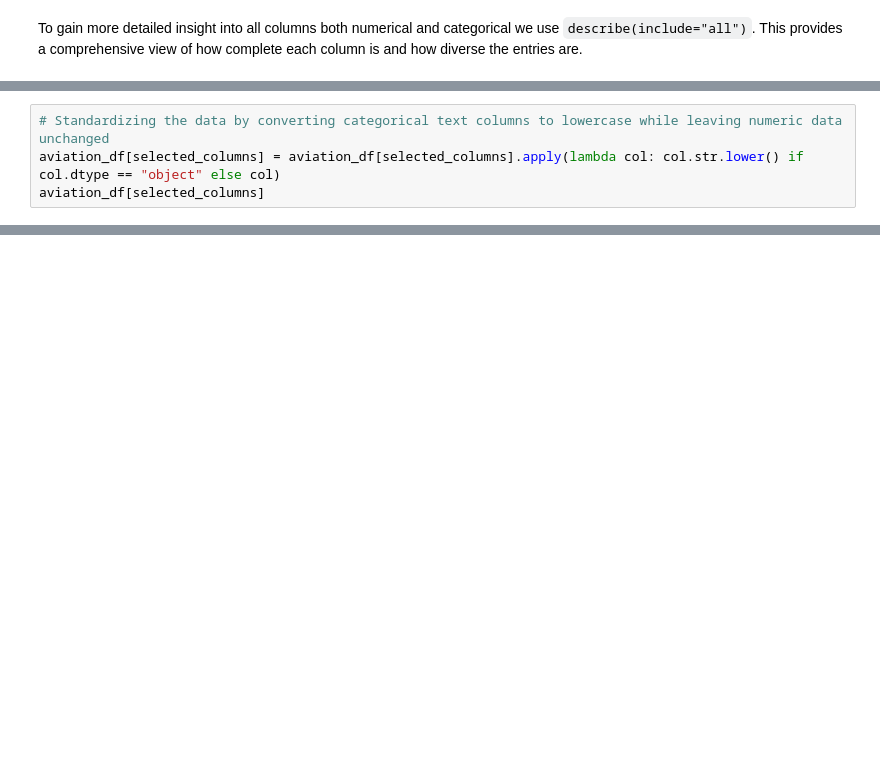
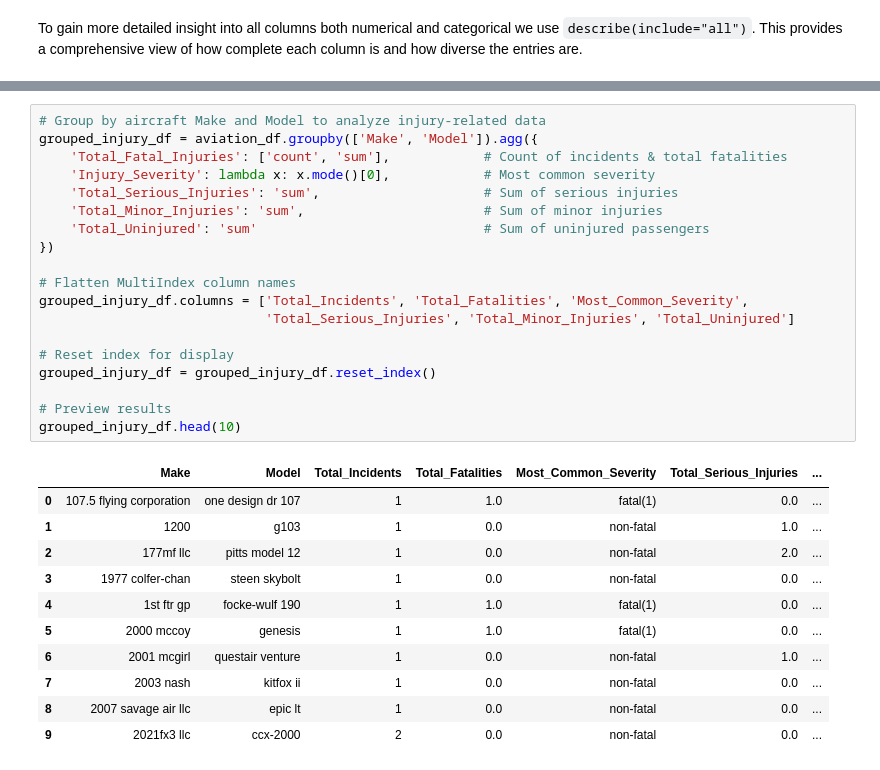
Before and after one commit to Marilyn2961/Aviation-Risk-Analysis, a Jupyter notebook: aviation_risk_analysis.ipynb, the cells around one changed output, grey strips where cells are left out. Cells and saved outputs as stored; diff of their text form; blank space fills up the shorter version.

```diff
--- a/aviation_risk_analysis.ipynb
+++ b/aviation_risk_analysis.ipynb
@@ -215,7 +240,3 @@ aviation_df[selected_columns]
 | 88887 | cessna | 210n | unknown | 0.0 | 0.0 | 0.0 | ... |
 | 88888 | piper | pa-24-260 | minor | 0.0 | 1.0 | 0.0 | ... |
 88889 rows × 9 columns
-# %%
-# Standardizing the data by converting categorical text columns to lowercase while leaving numeric data unchanged
-aviation_df[selected_columns] = aviation_df[selected_columns].apply(lambda col: col.str.lower() if col.dtype == "object" else col)
-aviation_df[selected_columns]
@@ -235,0 +255,31 @@ aviation_df[selected_columns]
+# %%
+# Group by aircraft Make and Model to analyze injury-related data
+grouped_injury_df = aviation_df.groupby(['Make', 'Model']).agg({
+    'Total_Fatal_Injuries': ['count', 'sum'],            # Count of incidents & total fatalities
+    'Injury_Severity': lambda x: x.mode()[0],            # Most common severity
+    'Total_Serious_Injuries': 'sum',                     # Sum of serious injuries
+    'Total_Minor_Injuries': 'sum',                       # Sum of minor injuries
+    'Total_Uninjured': 'sum'                             # Sum of uninjured passengers
+})
+
+# Flatten MultiIndex column names
+grouped_injury_df.columns = ['Total_Incidents', 'Total_Fatalities', 'Most_Common_Severity',
+                             'Total_Serious_Injuries', 'Total_Minor_Injuries', 'Total_Uninjured']
+
+# Reset index for display
+grouped_injury_df = grouped_injury_df.reset_index()
+
+# Preview results
+grouped_injury_df.head(10)
+# %% [output]
+|  | Make | Model | Total_Incidents | Total_Fatalities | Most_Common_Severity | Total_Serious_Injuries | ... |
+| 0 | 107.5 flying corporation | one design dr 107 | 1 | 1.0 | fatal(1) | 0.0 | ... |
+| 1 | 1200 | g103 | 1 | 0.0 | non-fatal | 1.0 | ... |
+| 2 | 177mf llc | pitts model 12 | 1 | 0.0 | non-fatal | 2.0 | ... |
+| 3 | 1977 colfer-chan | steen skybolt | 1 | 0.0 | non-fatal | 0.0 | ... |
+| 4 | 1st ftr gp | focke-wulf 190 | 1 | 1.0 | fatal(1) | 0.0 | ... |
+| 5 | 2000 mccoy | genesis | 1 | 1.0 | fatal(1) | 0.0 | ... |
+| 6 | 2001 mcgirl | questair venture | 1 | 0.0 | non-fatal | 1.0 | ... |
+| 7 | 2003 nash | kitfox ii | 1 | 0.0 | non-fatal | 0.0 | ... |
+| 8 | 2007 savage air llc | epic lt | 1 | 0.0 | non-fatal | 0.0 | ... |
+| 9 | 2021fx3 llc | ccx-2000 | 2 | 0.0 | non-fatal | 0.0 | ... |
```
Also changed, not shown: parts of 21 cells of this notebook.
